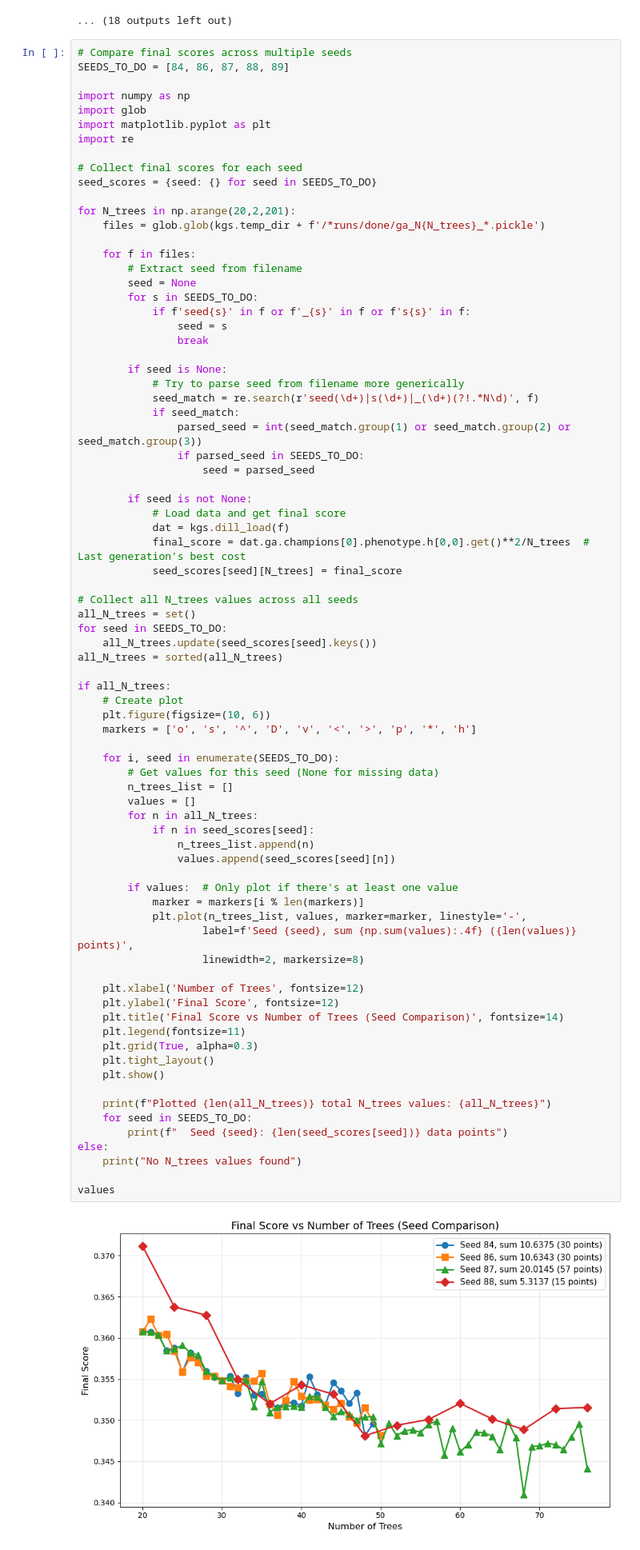
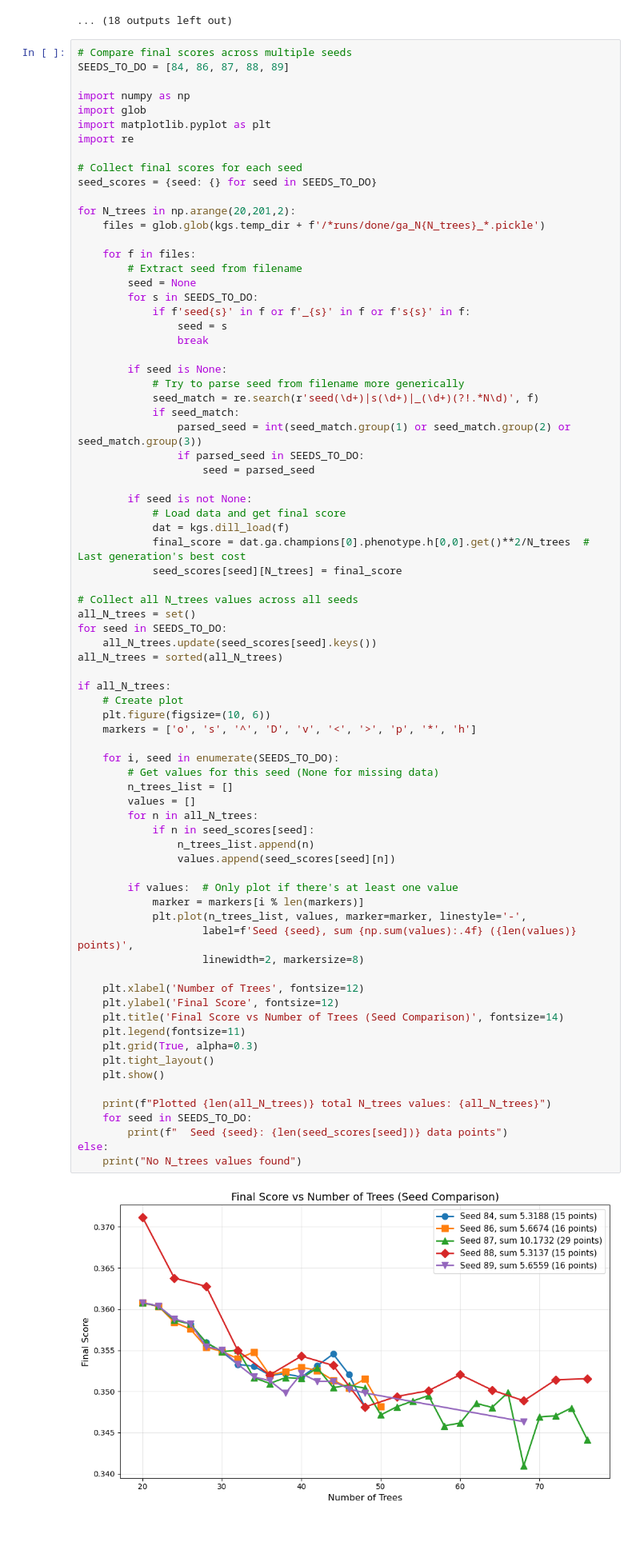
Before and after one commit to jcottaar/packing, a Jupyter notebook: analysis/compare_runs2.ipynb, the cells around one changed output. Shown at 80% size. Saved outputs shown, nothing was run; the diff lists cells and outputs as text.

Commit message:
Bugfixes and tree visualization

```diff
--- a/analysis/compare_runs2.ipynb
+++ b/analysis/compare_runs2.ipynb
@@ -55,7 +57,7 @@ import re
 # Collect final scores for each seed
 seed_scores = {seed: {} for seed in SEEDS_TO_DO}
 
-for N_trees in np.arange(20,2,201):
+for N_trees in np.arange(20,201,2):
     files = glob.glob(kgs.temp_dir + f'/*runs/done/ga_N{N_trees}_*.pickle')
 
     for f in files:
@@ -93,33 +95,31 @@ if all_N_trees:
 
     for i, seed in enumerate(SEEDS_TO_DO):
         # Get values for this seed (None for missing data)
         n_trees_list = []
         values = []
         for n in all_N_trees:
             if n in seed_scores[seed]:
                 n_trees_list.append(n)
                 values.append(seed_scores[seed][n])
 
         if values:  # Only plot if there's at least one value
             marker = markers[i % len(markers)]
             plt.plot(n_trees_list, values, marker=marker, linestyle='-',
                     label=f'Seed {seed}, sum {np.sum(values):.4f} ({len(values)} points)',
                     linewidth=2, markersize=8)
 
     plt.xlabel('Number of Trees', fontsize=12)
     plt.ylabel('Final Score', fontsize=12)
     plt.title('Final Score vs Number of Trees (Seed Comparison)', fontsize=14)
     plt.legend(fontsize=11)
     plt.grid(True, alpha=0.3)
     plt.tight_layout()
     plt.show()
 
     print(f"Plotted {len(all_N_trees)} total N_trees values: {all_N_trees}")
     for seed in SEEDS_TO_DO:
         print(f"  Seed {seed}: {len(seed_scores[seed])} data points")
 else:
     print("No N_trees values found")
-
-values
 # %% [output]
-[figure, old version]
+[figure, new version]
```
Also changed, not shown: parts of 3 cells of this notebook, 4 other files.
